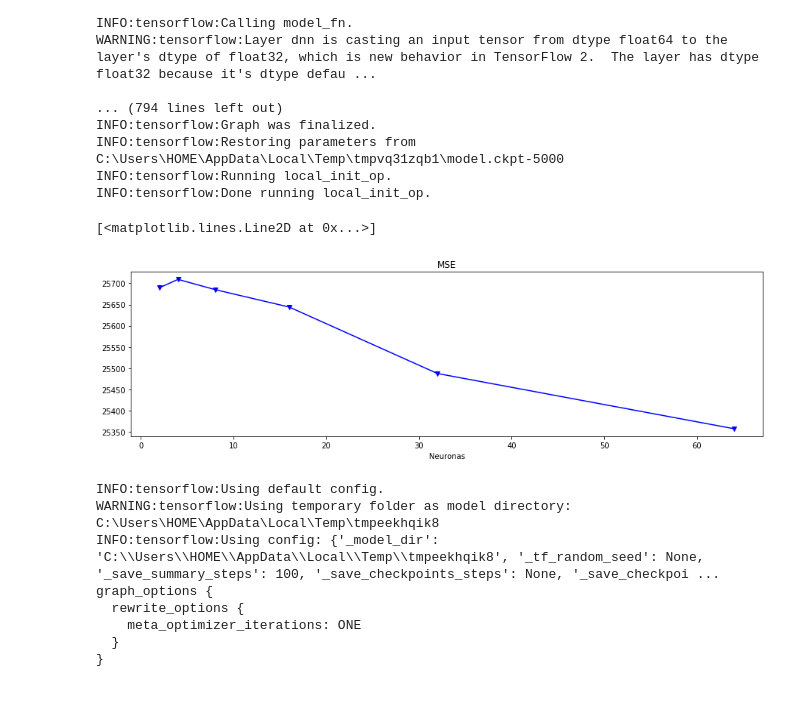
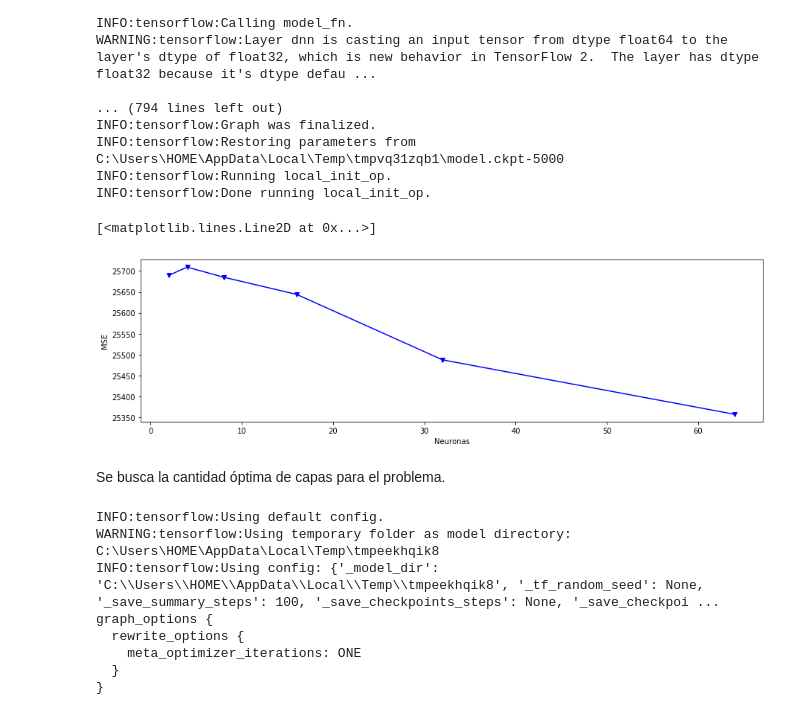
Before and after one commit to ANN-2019-2/evaluacion-febedoyaca, a Jupyter notebook: 02-diabetes.ipynb, the cells around one changed output. Cells and saved outputs as stored; diff of their text form; code cells hidden in the pictures.

```diff
--- a/02-diabetes.ipynb
+++ b/02-diabetes.ipynb
@@ -184,11 +213,13 @@ INFO:tensorflow:Done running local_init_op.
 # %%
 plt.figure(figsize=(15,4))
 plt.xlabel('Neuronas')
-plt.title("MSE")
+plt.ylabel("MSE")
 plt.plot(NeuronasCapa, Historial, 'bv-')
 # %% [output]
 [<matplotlib.lines.Line2D at 0x...>]
-[figure, old version]
+[figure, new version]
+# %% [markdown]
+<p>Se busca la cantidad &oacute;ptima de capas para el problema.</p>
 # %%
 Capas = [[64],[64,64],[64,64,64],[64,64,64,64],[64,64,64,64,64]]
 HistorialCapas = []
```
Also changed, not shown: parts of 14 cells of this notebook.
